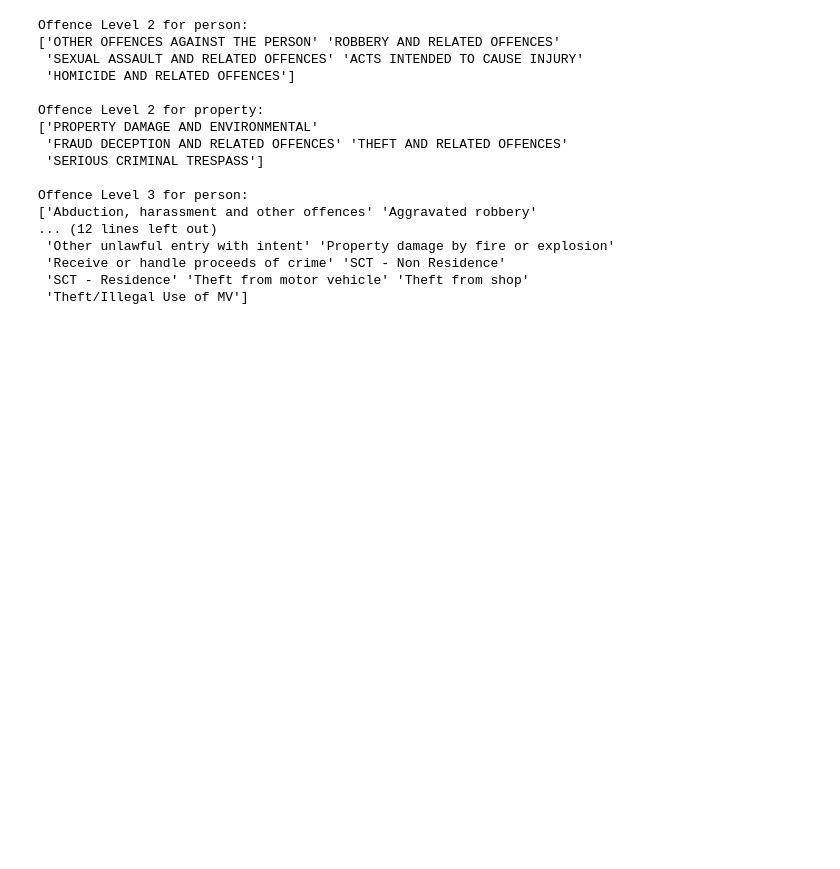
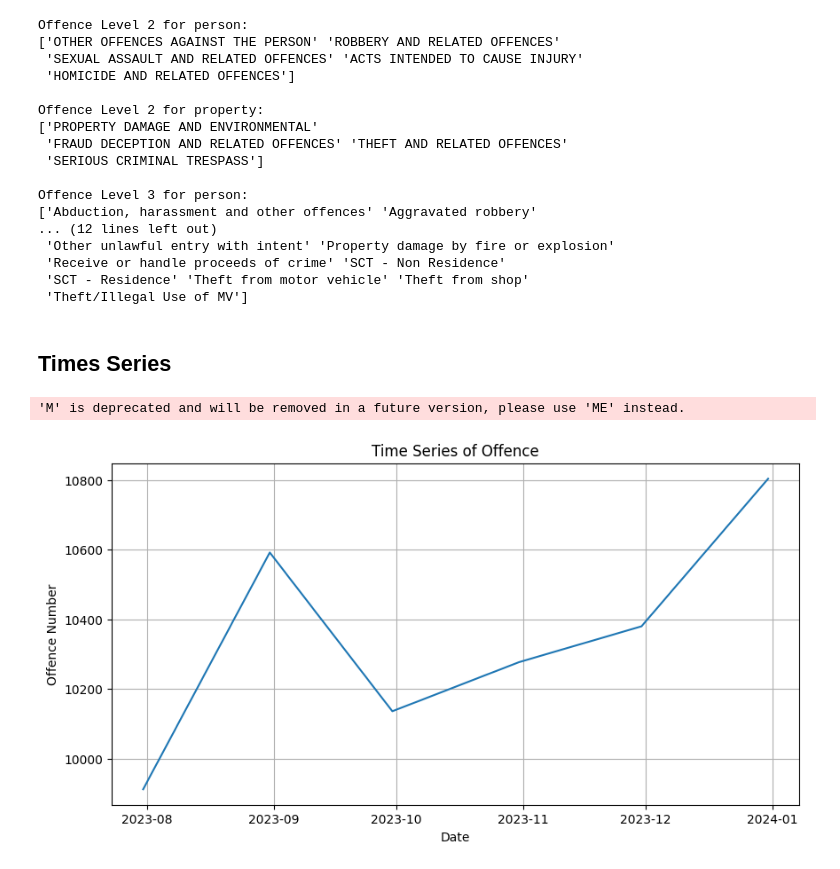
Before and after one commit to jimy-salem-52/Data-Viz, a Jupyter notebook: datavisualization.ipynb, the cells around one changed output. Saved outputs shown, nothing was run; the diff lists cells and outputs as text; code cells hidden in the pictures; blank space fills up the shorter version.

Commit message:
'Add Time Series Graph'

```diff
--- a/datavisualization.ipynb
+++ b/datavisualization.ipynb
@@ -446,3 +446,24 @@ Offence Level 3 for person:
  'Receive or handle proceeds of crime' 'SCT - Non Residence'
  'SCT - Residence' 'Theft from motor vehicle' 'Theft from shop'
  'Theft/Illegal Use of MV']
+# %% [markdown]
+## Times Series
+# %%
+import matplotlib.pyplot as plt
+
+final_df['Reported Date'] = pd.to_datetime(final_df['Reported Date'], format='%d/%m/%Y')
+final_df.set_index(final_df['Reported Date'], inplace=True)
+monthly_data = final_df['Offence count'].resample('M').sum()
+
+plt.figure(figsize=(10,5))
+plt.plot(monthly_data.index, monthly_data.values, label  = 'Offence Count')
+
+plt.title('Time Series of Offence')
+plt.xlabel('Date')
+plt.ylabel('Offence Number')
+plt.grid(True)
+
+plt.show()
+# %% [output]
+'M' is deprecated and will be removed in a future version, please use 'ME' instead.
+[figure, added]
```
